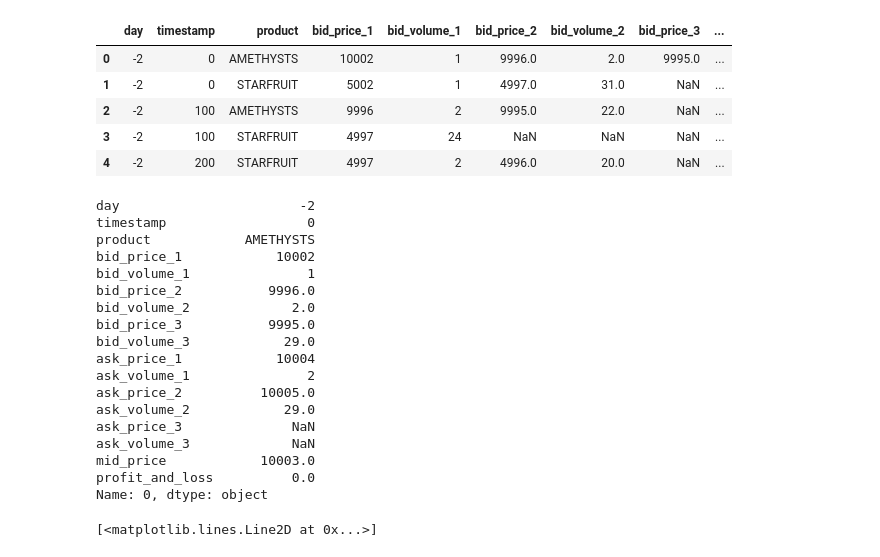
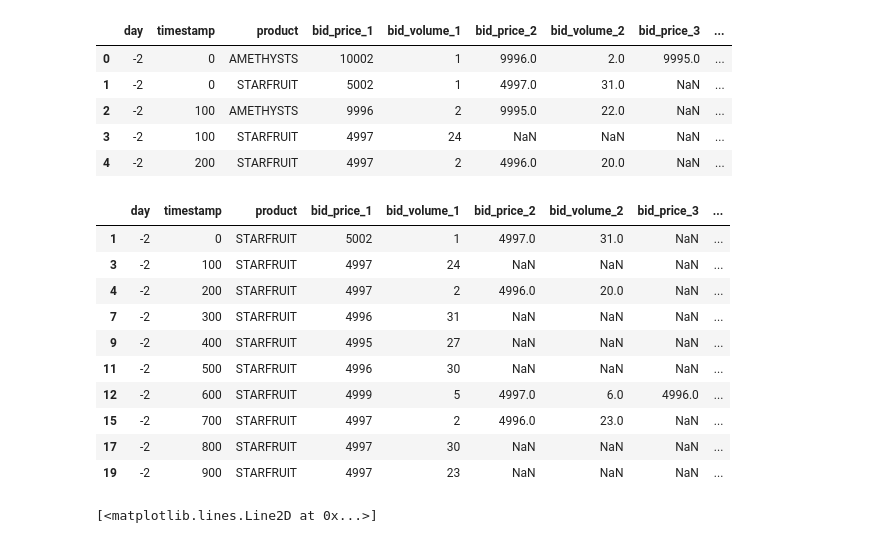
Before and after one commit to AlviseSembenico/IMC-prosperity, a Jupyter notebook: main.ipynb, the cells around one changed output. Drawn from its saved outputs; the diff is of its cells as text; code cells hidden in the pictures.

```diff
--- a/main.ipynb
+++ b/main.ipynb
@@ -14,27 +14,21 @@ df.head()
 | 2 | -2 | 100 | AMETHYSTS | 9996 | 2 | 9995.0 | 22.0 | NaN | ... |
 | 3 | -2 | 100 | STARFRUIT | 4997 | 24 | NaN | NaN | NaN | ... |
 | 4 | -2 | 200 | STARFRUIT | 4997 | 2 | 4996.0 | 20.0 | NaN | ... |
-# %%
-df.iloc[0]
-# %% [output]
-day                       -2
-timestamp                  0
-product            AMETHYSTS
-bid_price_1            10002
-bid_volume_1               1
-bid_price_2           9996.0
-bid_volume_2             2.0
-bid_price_3           9995.0
-bid_volume_3            29.0
-ask_price_1            10004
-ask_volume_1               2
-ask_price_2          10005.0
-ask_volume_2            29.0
-ask_price_3              NaN
-ask_volume_3             NaN
-mid_price            10003.0
-profit_and_loss          0.0
-Name: 0, dtype: object
+# %%
+df_star = df[df['product'] == products[1]]
+df_star.head(10)
+# %% [output]
+|  | day | timestamp | product | bid_price_1 | bid_volume_1 | bid_price_2 | bid_volume_2 | bid_price_3 | ... |
+| 1 | -2 | 0 | STARFRUIT | 5002 | 1 | 4997.0 | 31.0 | NaN | ... |
+| 3 | -2 | 100 | STARFRUIT | 4997 | 24 | NaN | NaN | NaN | ... |
+| 4 | -2 | 200 | STARFRUIT | 4997 | 2 | 4996.0 | 20.0 | NaN | ... |
+| 7 | -2 | 300 | STARFRUIT | 4996 | 31 | NaN | NaN | NaN | ... |
+| 9 | -2 | 400 | STARFRUIT | 4995 | 27 | NaN | NaN | NaN | ... |
+| 11 | -2 | 500 | STARFRUIT | 4996 | 30 | NaN | NaN | NaN | ... |
+| 12 | -2 | 600 | STARFRUIT | 4999 | 5 | 4997.0 | 6.0 | 4996.0 | ... |
+| 15 | -2 | 700 | STARFRUIT | 4997 | 2 | 4996.0 | 23.0 | NaN | ... |
+| 17 | -2 | 800 | STARFRUIT | 4997 | 30 | NaN | NaN | NaN | ... |
+| 19 | -2 | 900 | STARFRUIT | 4997 | 23 | NaN | NaN | NaN | ... |
 # %%
 product1 = df[df['product'] == products[0]]
 product2 = df[df['product'] == products[1]]
```
Also changed, not shown: parts of 10 cells of this notebook, 1 other file.
